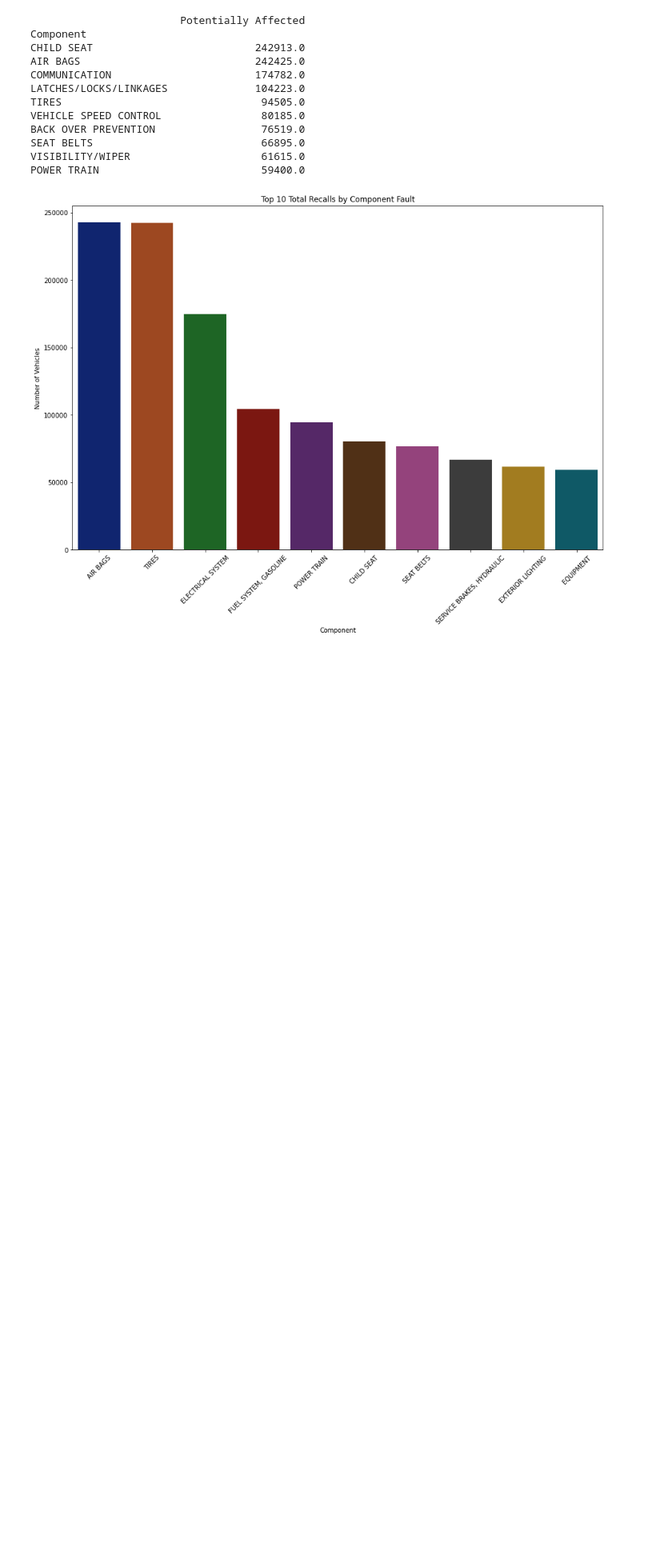
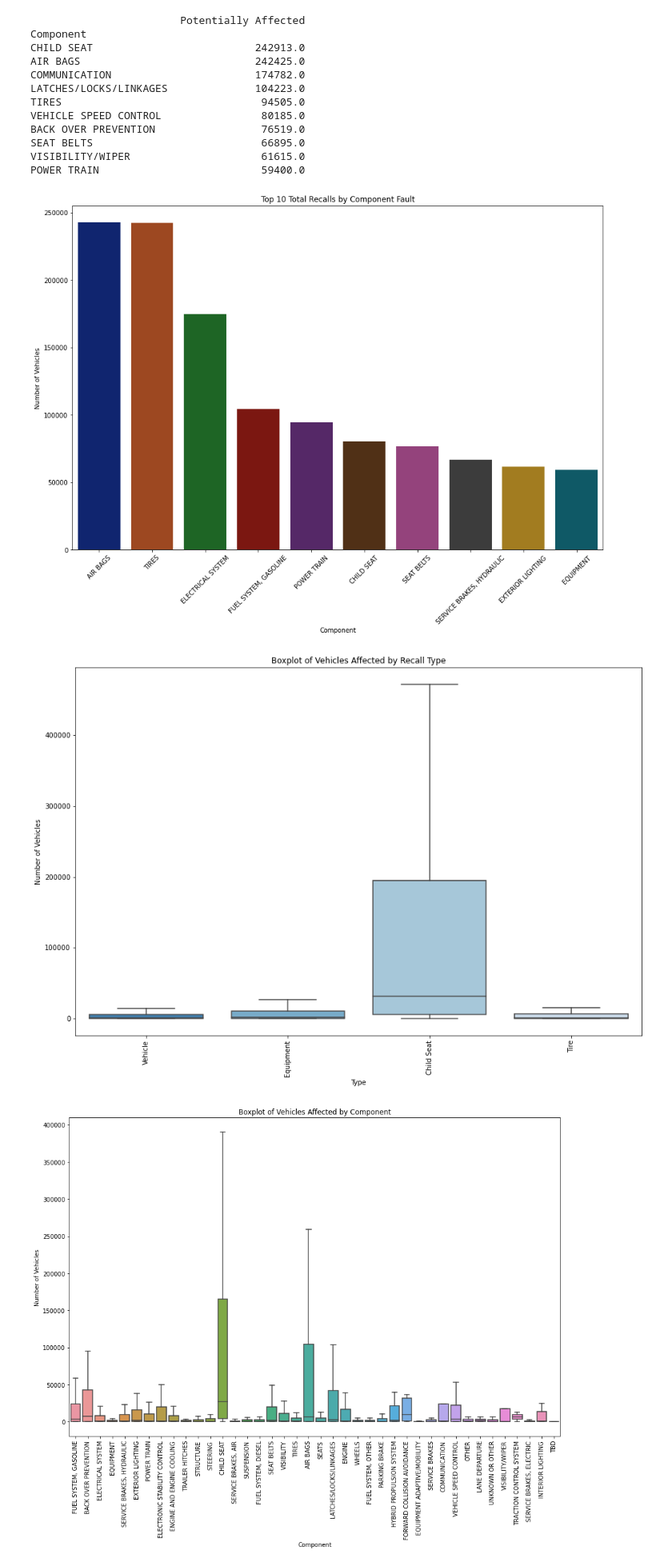
Before and after one commit to jlenehan/US_Auto_Recalls, a Jupyter notebook: Auto Recalls.ipynb, the cells around one changed output. Shown at 80% size. Drawn from its saved outputs; the diff is of its cells as text; code cells hidden in the pictures; blank space fills up the shorter version.

Commit message:
Formatting seaborn visuals

```diff
--- a/Auto Recalls.ipynb
+++ b/Auto Recalls.ipynb
@@ -278,3 +278,36 @@ SEAT BELTS                           66895.0
 VISIBILITY/WIPER                     61615.0
 POWER TRAIN                          59400.0
 [figure]
+# %%
+#getting most frequent Component failure by recall type
+
+sns.boxplot(data=recalls,x='Recall Type',y='Potentially Affected',showfliers=False)
+plt.title('Boxplot of Vehicles Affected by Recall Type')
+plt.xlabel('Type')
+plt.ylabel('Number of Vehicles')
+plt.xticks(rotation=90)
+plt.show()
+
+sns.boxplot(data=recalls,x='Component',y='Potentially Affected',showfliers=False)
+plt.title('Boxplot of Vehicles Affected by Component')
+plt.xlabel('Component')
+plt.ylabel('Number of Vehicles')
+plt.xticks(rotation=90)
+plt.show()
+
+recall_type = recalls['Recall Type'].unique()
+
+for rec_type in recall_type:
+
+    recalls_cat = recalls[recalls['Recall Type'] == rec_type]
+
+    sns.boxplot(data=recalls_cat,x='Component',y='Potentially Affected',showfliers=False)
+    plt.title('Top 10 Total Recalls by Component Fault: '+rec_type)
+    plt.xlabel('Component')
+    plt.ylabel('Number of Vehicles')
+    plt.xticks(rotation=90)
+
+    plt.show()
+# %% [output]
+[figure, added]
+[figure, added]
```
Also changed, not shown: parts of 4 cells of this notebook.
